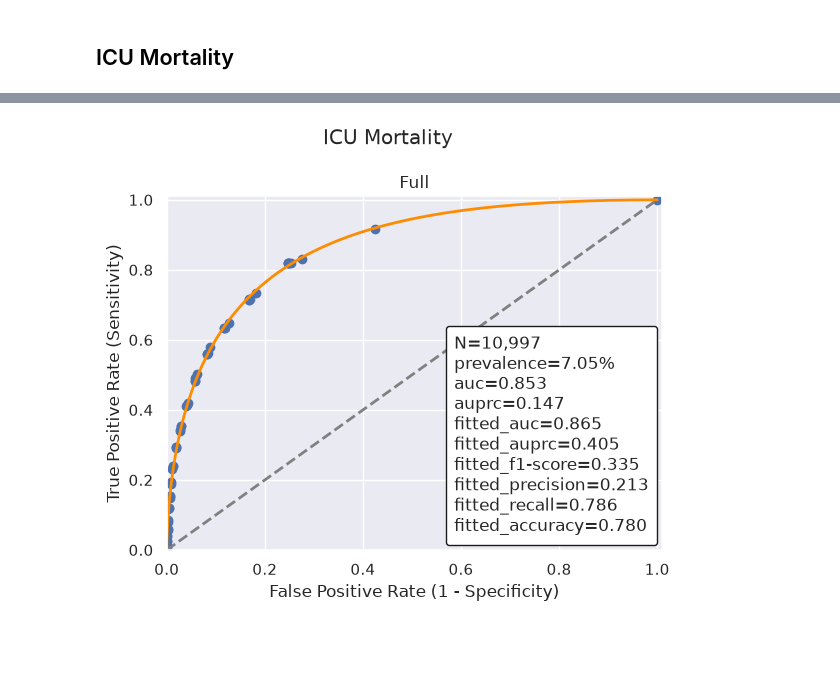
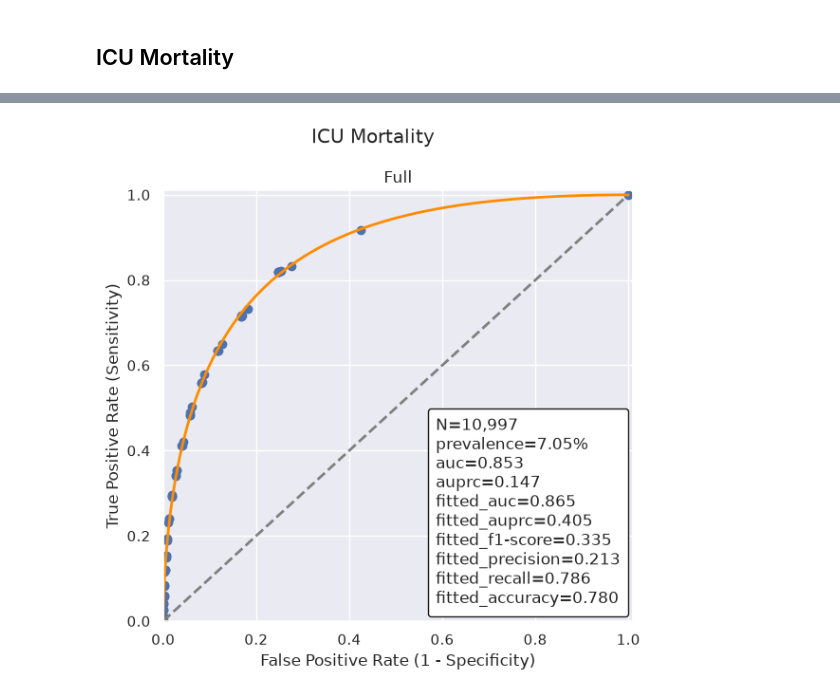
Before and after one commit to HNR1/ethos-benchmark, a Jupyter notebook: notebooks/mortality.ipynb, the cells around one changed output, grey strips where cells are left out. Cells and saved outputs as stored; diff of their text form; code cells hidden in the pictures; blank space fills up the shorter version.

```diff
--- a/notebooks/mortality.ipynb
+++ b/notebooks/mortality.ipynb
@@ -97,7 +97,7 @@ icu_mortality_results = []
 for result_fp in icu_mort_result_dir.iterdir():
     df = preprocess_icu_mortality_results(result_fp)
     rep_num = df["counts"].mean()
-    plt.figure(figsize=(6, 5))
+    plt.figure(figsize=(6, 6))
     plt.suptitle("ICU Mortality")
     plt.subplot(1, 1, 1)
     res_full = compute_and_print_metrics(df["expected"], df["actual"], "Full")
@@ -122,3 +122,3 @@ icu_mortality_results = pl.from_dicts(icu_mortality_results).sort("auc", descend
-[figure, old version]
+[figure, new version]
 # %%
 icu_mortality_results
```
Also changed, not shown: parts of 1 cell of this notebook, 1 other file.
